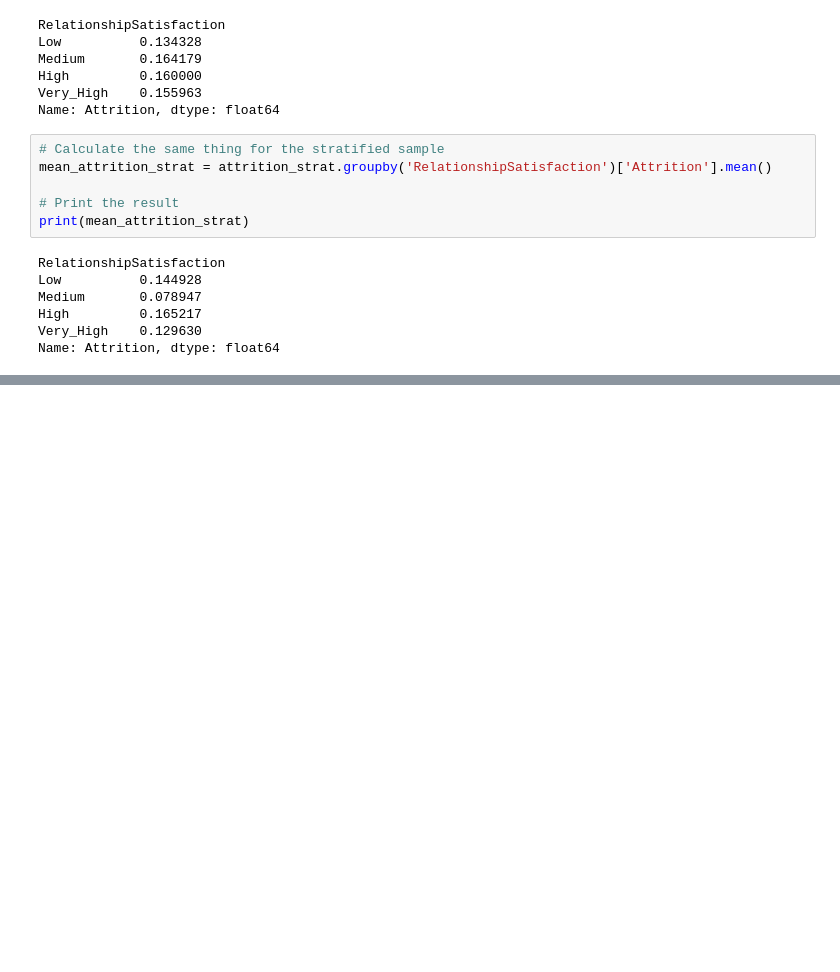
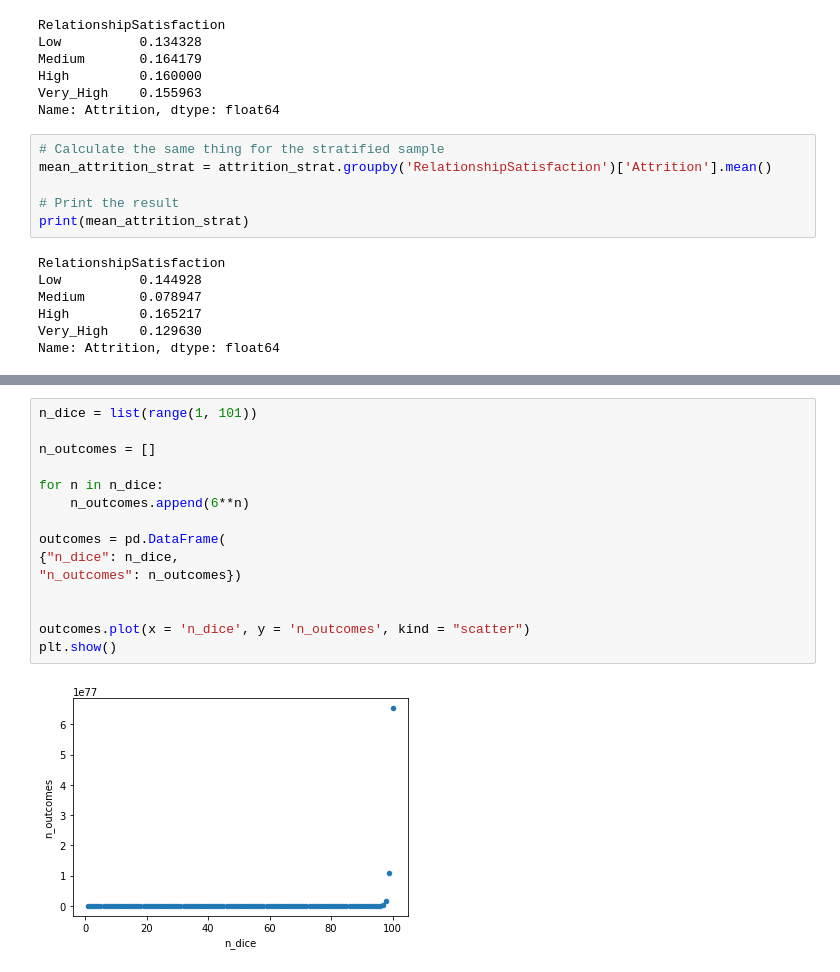
Before and after one commit to TinChung41/Google_Colab_DataCamp_Data_Analyst, a Jupyter notebook: Sampling in Python/Sampling_in_Python_2_Sampling_Methods.ipynb, the cells around one changed output, grey strips where cells are left out. Drawn from its saved outputs; the diff is of its cells as text; blank space fills up the shorter version.

```diff
--- a/Sampling in Python/Sampling_in_Python_2_Sampling_Methods.ipynb
+++ b/Sampling in Python/Sampling_in_Python_2_Sampling_Methods.ipynb
@@ -611,0 +775,17 @@ Name: Attrition, dtype: float64
+# %%
+n_dice = list(range(1, 101))
+
+n_outcomes = []
+
+for n in n_dice:
+    n_outcomes.append(6**n)
+
+outcomes = pd.DataFrame(
+{"n_dice": n_dice,
+"n_outcomes": n_outcomes})
+
+
+outcomes.plot(x = 'n_dice', y = 'n_outcomes', kind = "scatter")
+plt.show()
+# %% [output]
+[figure, added]
```
Also changed, not shown: parts of 37 cells of this notebook, 1 other file.
